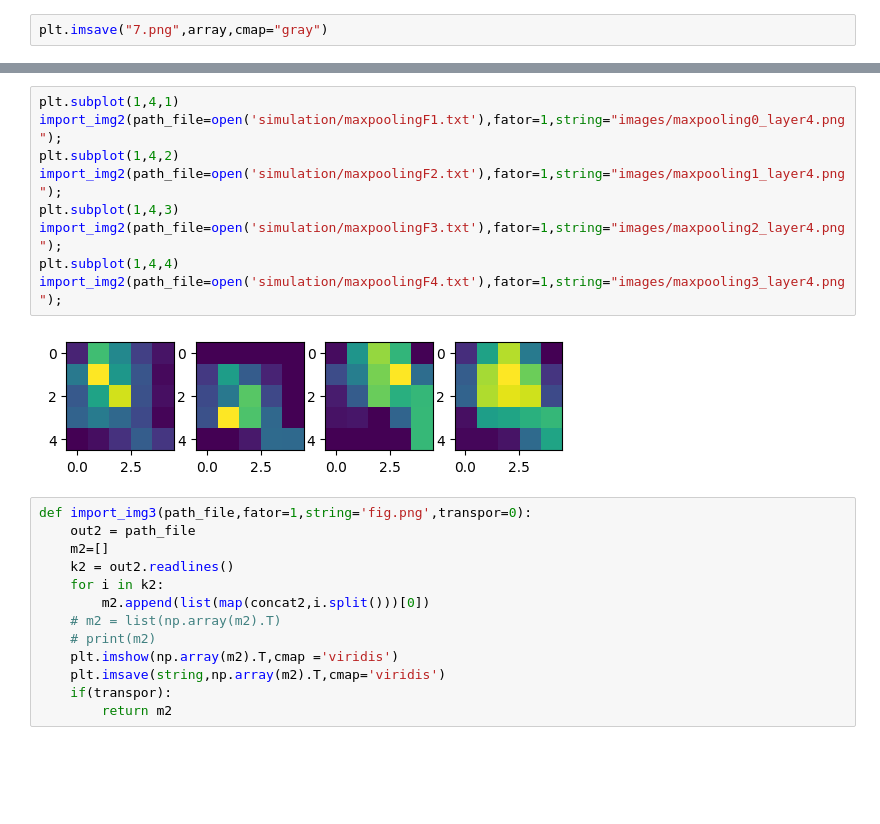
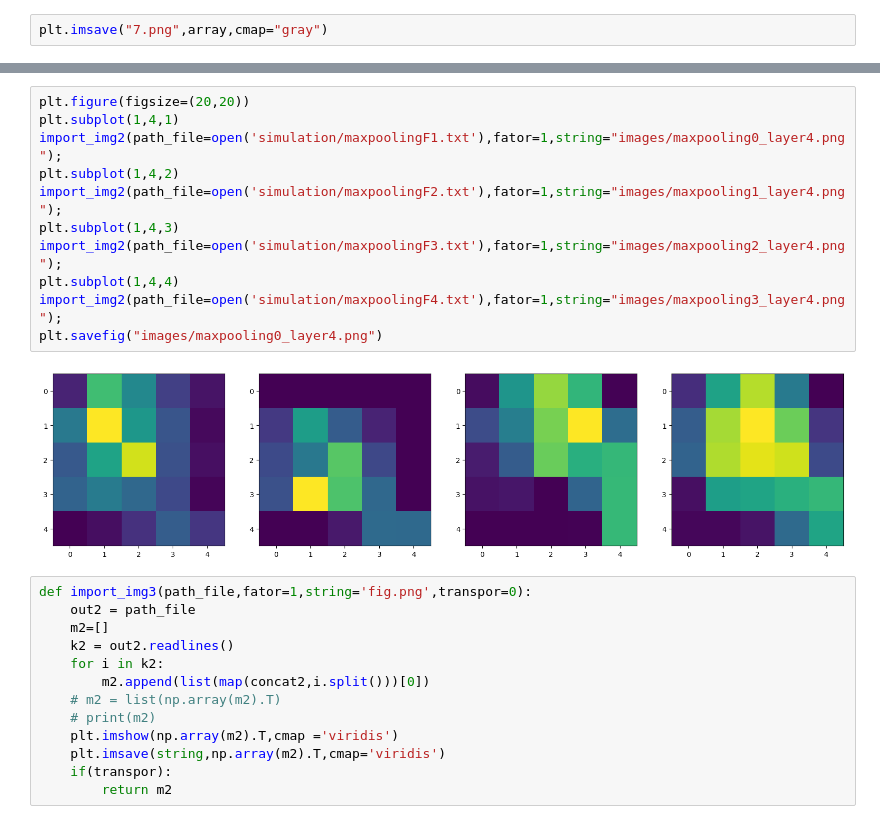
Before and after one commit to valmyr/ConvNetVerilog, a Jupyter notebook: Image.ipynb, the cells around one changed output, grey strips where cells are left out. Drawn from its saved outputs; the diff is of its cells as text; blank space fills up the shorter version.

```diff
--- a/Image.ipynb
+++ b/Image.ipynb
@@ -459,14 +463,16 @@ print()
 # %%
+plt.figure(figsize=(20,20))
 plt.subplot(1,4,1)
 import_img2(path_file=open('simulation/maxpoolingF1.txt'),fator=1,string="images/maxpooling0_layer4.png");
 plt.subplot(1,4,2)
 import_img2(path_file=open('simulation/maxpoolingF2.txt'),fator=1,string="images/maxpooling1_layer4.png");
 plt.subplot(1,4,3)
 import_img2(path_file=open('simulation/maxpoolingF3.txt'),fator=1,string="images/maxpooling2_layer4.png");
 plt.subplot(1,4,4)
 import_img2(path_file=open('simulation/maxpoolingF4.txt'),fator=1,string="images/maxpooling3_layer4.png");
+plt.savefig("images/maxpooling0_layer4.png")
 # %% [output]
-[figure, old version]
+[figure, new version]
 # %%
 def import_img3(path_file,fator=1,string='fig.png',transpor=0):
     out2 = path_file
```
Also changed, not shown: parts of 7 cells of this notebook, 8 other files.
